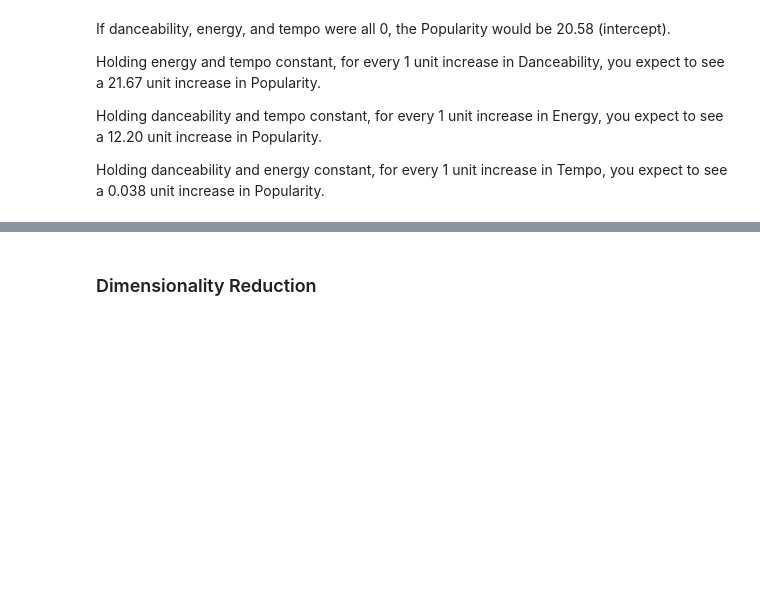
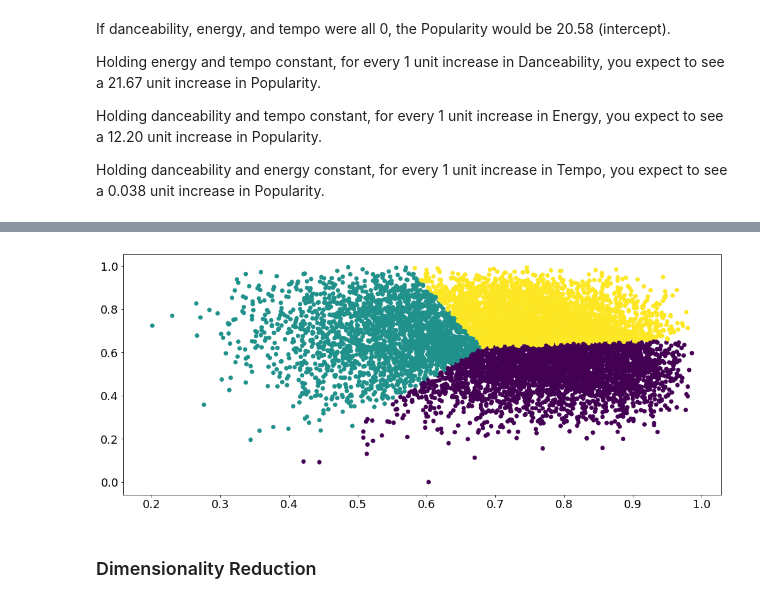
Before and after one commit to jamesjaeyu/SpotifyGenreAnalysis, a Jupyter notebook: FinalProject_group88.ipynb, the cells around one changed output, grey strips where cells are left out. Cells and saved outputs as stored; diff of their text form; code cells hidden in the pictures; blank space fills up the shorter version.

```diff
--- a/FinalProject_group88.ipynb
+++ b/FinalProject_group88.ipynb
@@ -778,0 +798,8 @@ Holding danceability and energy constant, for every 1 unit increase in Tempo, yo
+# %%
+d1 = df.danceability[df.genre==('Hip-Hop' or 'Rap')]
+d2 = df.energy[df.genre==('Hip-Hop' or 'Rap')]
+# %%
+d1w = whiten(d1)
+d2w = whiten(d2)
+# %%
+data = np.vstack([d1w, d2w]).T
@@ -779,3 +813,7 @@ Holding danceability and energy constant, for every 1 unit increase in Tempo, yo
+# %%
+plt.scatter(d1, d2, c=km.labels_);
+# %% [output]
+[figure, added]
 # %% [markdown]
 ### Dimensionality Reduction
 # %%
```
Also changed, not shown: parts of 3 cells of this notebook.
